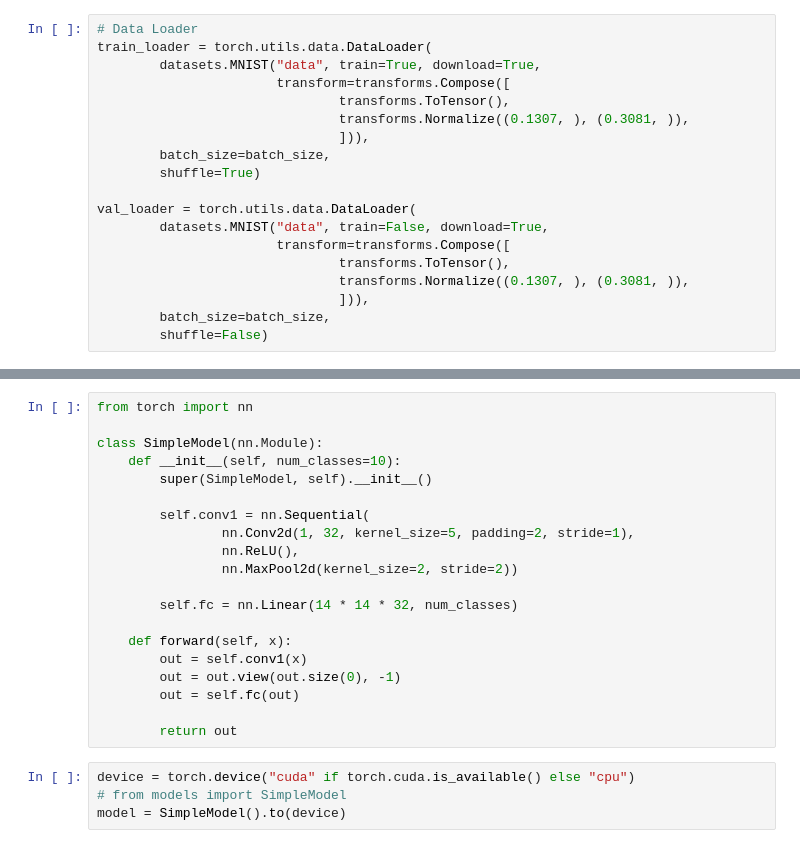
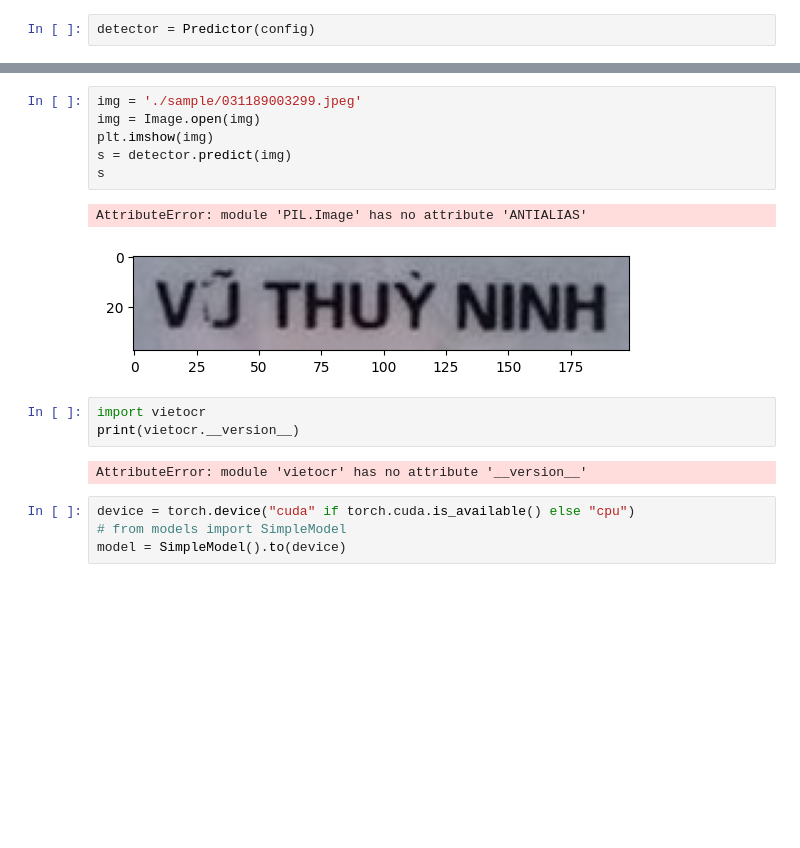
Before and after one commit to nguyenlamvu123/detect_handwritting_number, a Jupyter notebook: studyiiiiiiiiing.ipynb, the cells around one changed output, grey strips where cells are left out. Saved outputs shown, nothing was run; the diff lists cells and outputs as text; blank space fills up the shorter version.

Commit message:
cần train lại mô hình để nâng cao độ chính xác

```diff
--- a/studyiiiiiiiiing.ipynb
+++ b/studyiiiiiiiiing.ipynb
@@ -14,19 +13,2 @@ num_epochs = 20
 # %%
-# Data Loader
-train_loader = torch.utils.data.DataLoader(
-        datasets.MNIST("data", train=True, download=True,
-                       transform=transforms.Compose([
-                               transforms.ToTensor(),
-                               transforms.Normalize((0.1307, ), (0.3081, )),
-                               ])),
-        batch_size=batch_size,
-        shuffle=True)
-
-val_loader = torch.utils.data.DataLoader(
-        datasets.MNIST("data", train=False, download=True,
-                       transform=transforms.Compose([
-                               transforms.ToTensor(),
-                               transforms.Normalize((0.1307, ), (0.3081, )),
-                               ])),
-        batch_size=batch_size,
-        shuffle=False)
+detector = Predictor(config)
@@ -69,23 +29,17 @@ tensor([7, 0, 4, 2, 2, 4, 2, 2, 6, 8, 5, 0, 2, 4, 1, 3, 7, 7, 2, 1, 0, 6, 0, 8,
 # %%
-from torch import nn
-
-class SimpleModel(nn.Module):
-    def __init__(self, num_classes=10):
-        super(SimpleModel, self).__init__()
-
-        self.conv1 = nn.Sequential(
-                nn.Conv2d(1, 32, kernel_size=5, padding=2, stride=1),
-                nn.ReLU(),
-                nn.MaxPool2d(kernel_size=2, stride=2))
-
-        self.fc = nn.Linear(14 * 14 * 32, num_classes)
-
-    def forward(self, x):
-        out = self.conv1(x)
-        out = out.view(out.size(0), -1)
-        out = self.fc(out)
-
-        return out
+img = './sample/031189003299.jpeg'
+img = Image.open(img)
+plt.imshow(img)
+s = detector.predict(img)
+s
+# %% [output]
+AttributeError: module 'PIL.Image' has no attribute 'ANTIALIAS'
+[figure, added]
+# %%
+import vietocr
+print(vietocr.__version__)
+# %% [output]
+AttributeError: module 'vietocr' has no attribute '__version__'
 # %%
 device = torch.device("cuda" if torch.cuda.is_available() else "cpu")
 # from models import SimpleModel
```
Also changed, not shown: parts of 4 cells of this notebook, 3 other files.
